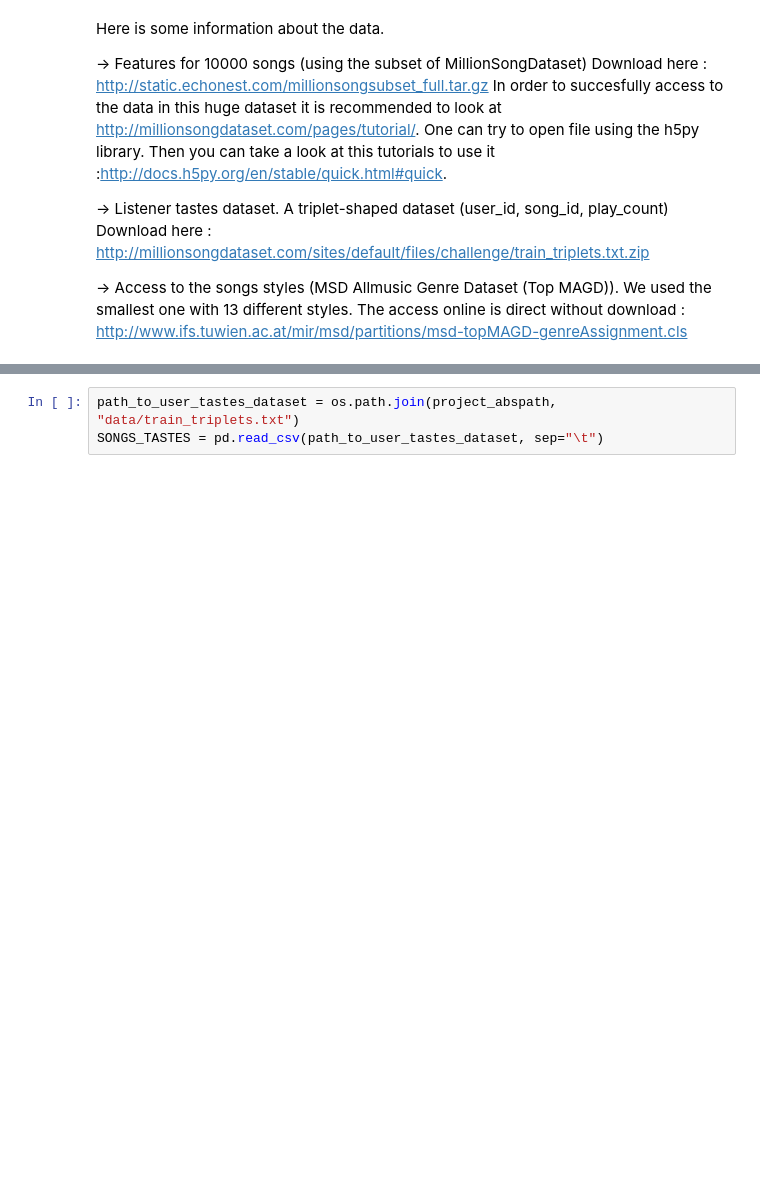
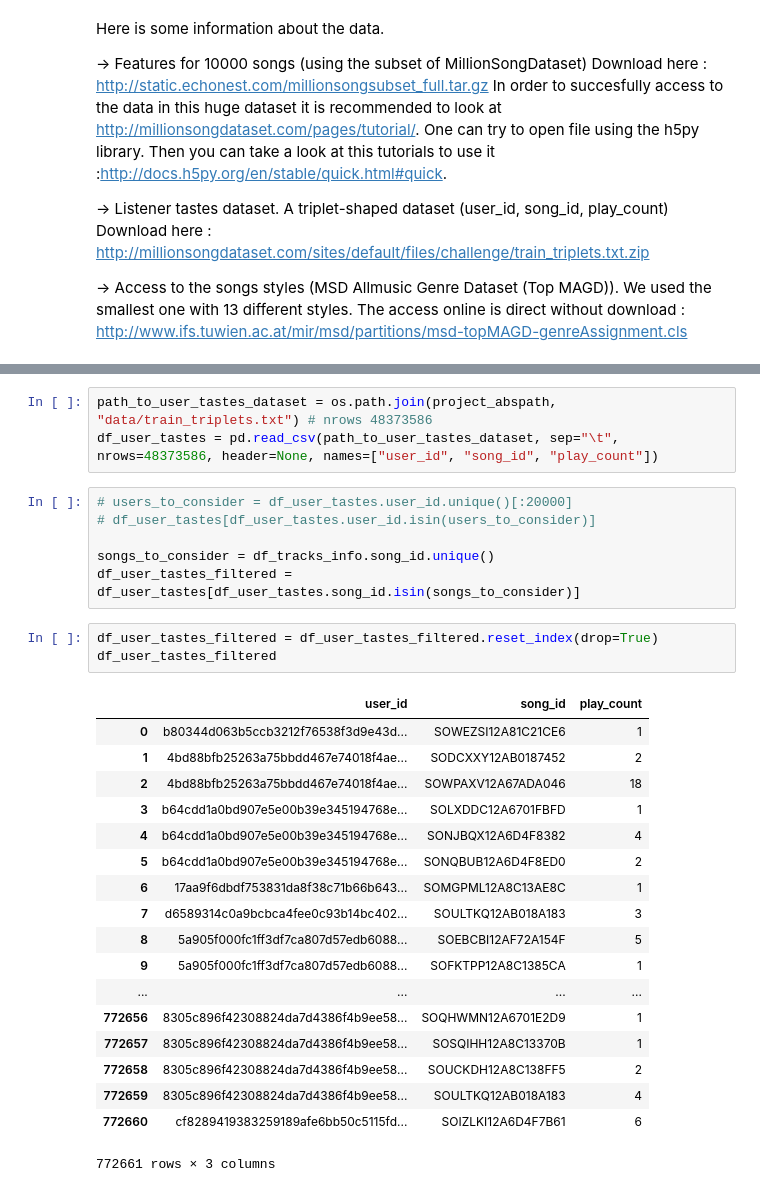
Before and after one commit to poupeaua/music-recommendation, a Jupyter notebook: src/music_recommendation.ipynb, the cells around one changed output, grey strips where cells are left out. Cells and saved outputs as stored; diff of their text form; blank space fills up the shorter version.

```diff
--- a/src/music_recommendation.ipynb
+++ b/src/music_recommendation.ipynb
@@ -36,3 +129,31 @@ SONGS_STYLES = pd.read_csv(link_songs_styles, sep="\t")
 # %%
-path_to_user_tastes_dataset = os.path.join(project_abspath, "data/train_triplets.txt")
-SONGS_TASTES = pd.read_csv(path_to_user_tastes_dataset, sep="\t")
+path_to_user_tastes_dataset = os.path.join(project_abspath, "data/train_triplets.txt") # nrows 48373586
+df_user_tastes = pd.read_csv(path_to_user_tastes_dataset, sep="\t", nrows=48373586, header=None, names=["user_id", "song_id", "play_count"])
+# %%
+# users_to_consider = df_user_tastes.user_id.unique()[:20000]
+# df_user_tastes[df_user_tastes.user_id.isin(users_to_consider)]
+
+songs_to_consider = df_tracks_info.song_id.unique()
+df_user_tastes_filtered = df_user_tastes[df_user_tastes.song_id.isin(songs_to_consider)]
+# %%
+df_user_tastes_filtered = df_user_tastes_filtered.reset_index(drop=True)
+df_user_tastes_filtered
+# %% [output]
+|  | user_id | song_id | play_count |
+| 0 | b80344d063b5ccb3212f76538f3d9e43d... | SOWEZSI12A81C21CE6 | 1 |
+| 1 | 4bd88bfb25263a75bbdd467e74018f4ae... | SODCXXY12AB0187452 | 2 |
+| 2 | 4bd88bfb25263a75bbdd467e74018f4ae... | SOWPAXV12A67ADA046 | 18 |
+| 3 | b64cdd1a0bd907e5e00b39e345194768e... | SOLXDDC12A6701FBFD | 1 |
+| 4 | b64cdd1a0bd907e5e00b39e345194768e... | SONJBQX12A6D4F8382 | 4 |
+| 5 | b64cdd1a0bd907e5e00b39e345194768e... | SONQBUB12A6D4F8ED0 | 2 |
+| 6 | 17aa9f6dbdf753831da8f38c71b66b643... | SOMGPML12A8C13AE8C | 1 |
+| 7 | d6589314c0a9bcbca4fee0c93b14bc402... | SOULTKQ12AB018A183 | 3 |
+| 8 | 5a905f000fc1ff3df7ca807d57edb6088... | SOEBCBI12AF72A154F | 5 |
+| 9 | 5a905f000fc1ff3df7ca807d57edb6088... | SOFKTPP12A8C1385CA | 1 |
+| ... | ... | ... | ... |
+| 772656 | 8305c896f42308824da7d4386f4b9ee58... | SOQHWMN12A6701E2D9 | 1 |
+| 772657 | 8305c896f42308824da7d4386f4b9ee58... | SOSQIHH12A8C13370B | 1 |
+| 772658 | 8305c896f42308824da7d4386f4b9ee58... | SOUCKDH12A8C138FF5 | 2 |
+| 772659 | 8305c896f42308824da7d4386f4b9ee58... | SOULTKQ12AB018A183 | 4 |
+| 772660 | cf8289419383259189afe6bb50c5115fd... | SOIZLKI12A6D4F7B61 | 6 |
+772661 rows × 3 columns
```
Also changed, not shown: parts of 23 cells of this notebook, 16 other files.
